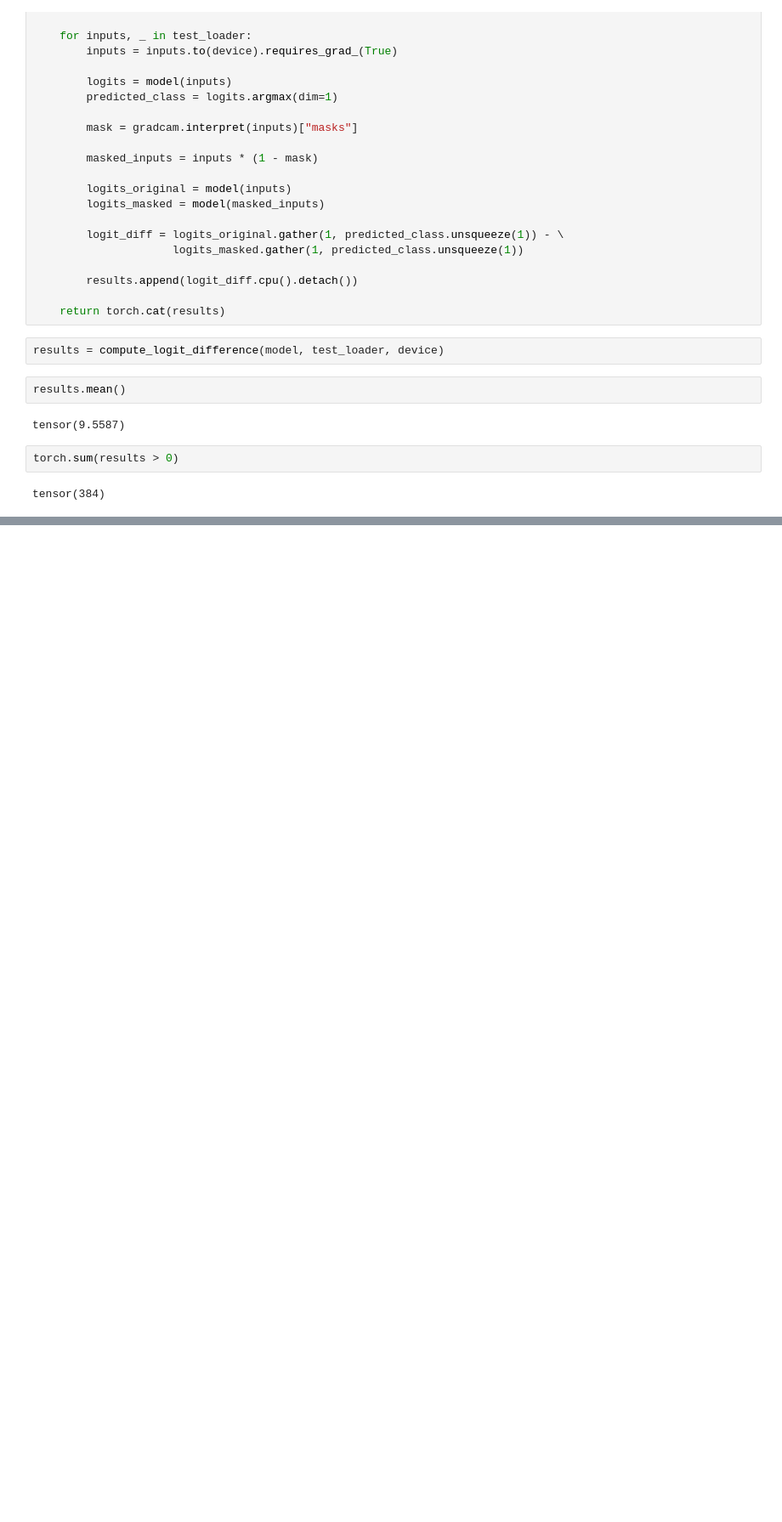
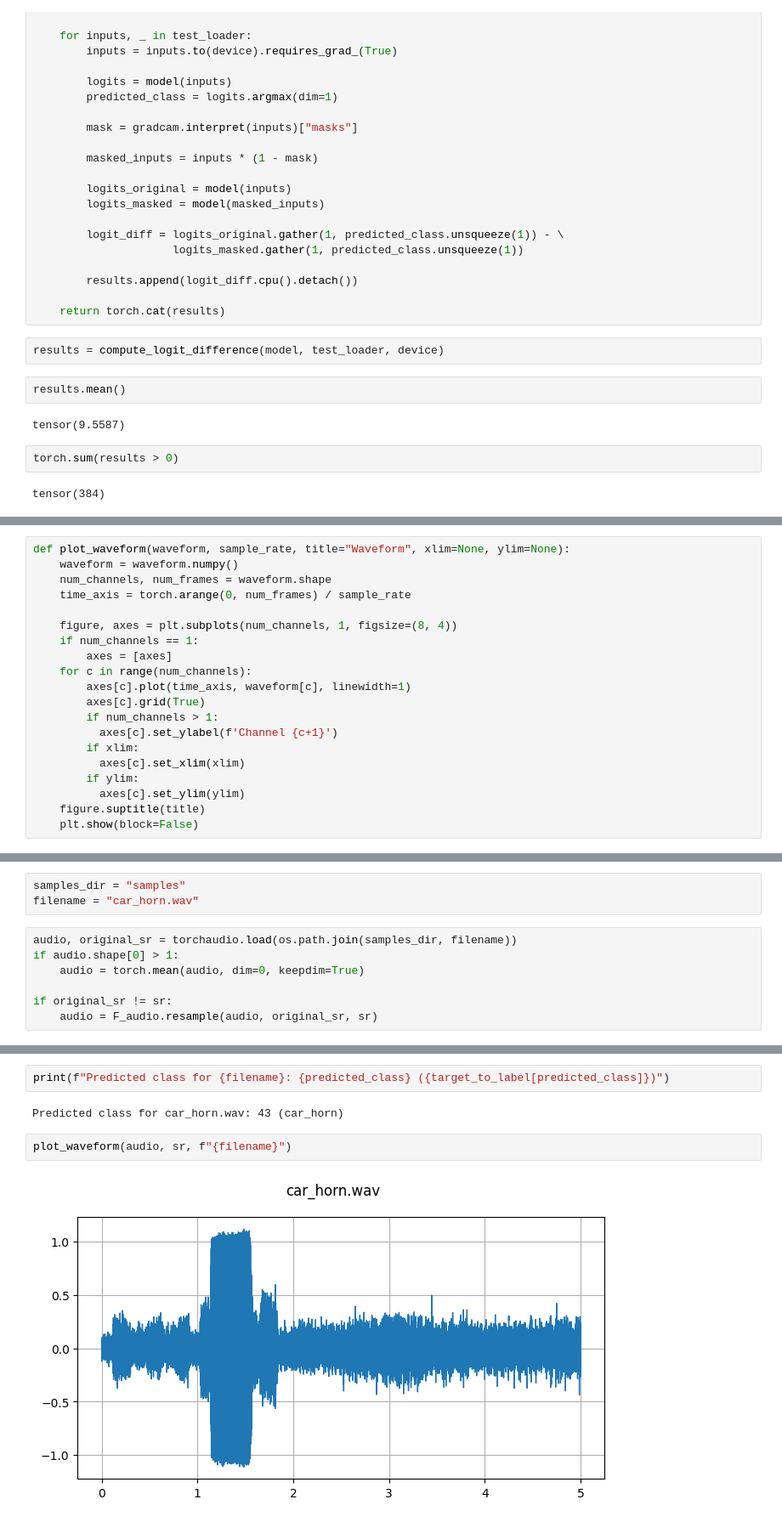
Before and after one commit to exile8/coursework24, a Jupyter notebook: gradcam.ipynb, the cells around one changed output, grey strips where cells are left out. Shown at 85% size. Drawn from its saved outputs; the diff is of its cells as text; blank space fills up the shorter version.

Commit message:
A preview of predict functionality

```diff
--- a/gradcam.ipynb
+++ b/gradcam.ipynb
@@ -111,0 +131,20 @@ tensor(384)
+# %%
+def plot_waveform(waveform, sample_rate, title="Waveform", xlim=None, ylim=None):
+    waveform = waveform.numpy()
+    num_channels, num_frames = waveform.shape
+    time_axis = torch.arange(0, num_frames) / sample_rate
+
+    figure, axes = plt.subplots(num_channels, 1, figsize=(8, 4))
+    if num_channels == 1:
+        axes = [axes]
+    for c in range(num_channels):
+        axes[c].plot(time_axis, waveform[c], linewidth=1)
+        axes[c].grid(True)
+        if num_channels > 1:
+          axes[c].set_ylabel(f'Channel {c+1}')
+        if xlim:
+          axes[c].set_xlim(xlim)
+        if ylim:
+          axes[c].set_ylim(ylim)
+    figure.suptitle(title)
+    plt.show(block=False)
@@ -111,0 +199,10 @@ tensor(384)
+# %%
+samples_dir = "samples"
+filename = "car_horn.wav"
+# %%
+audio, original_sr = torchaudio.load(os.path.join(samples_dir, filename))
+if audio.shape[0] > 1:
+    audio = torch.mean(audio, dim=0, keepdim=True)
+
+if original_sr != sr:
+    audio = F_audio.resample(audio, original_sr, sr)
@@ -111,0 +225,8 @@ tensor(384)
+# %%
+print(f"Predicted class for {filename}: {predicted_class} ({target_to_label[predicted_class]})")
+# %% [output]
+Predicted class for car_horn.wav: 43 (car_horn)
+# %%
+plot_waveform(audio, sr, f"{filename}")
+# %% [output]
+[figure, added]
```
Also changed, not shown: parts of 21 cells of this notebook.
